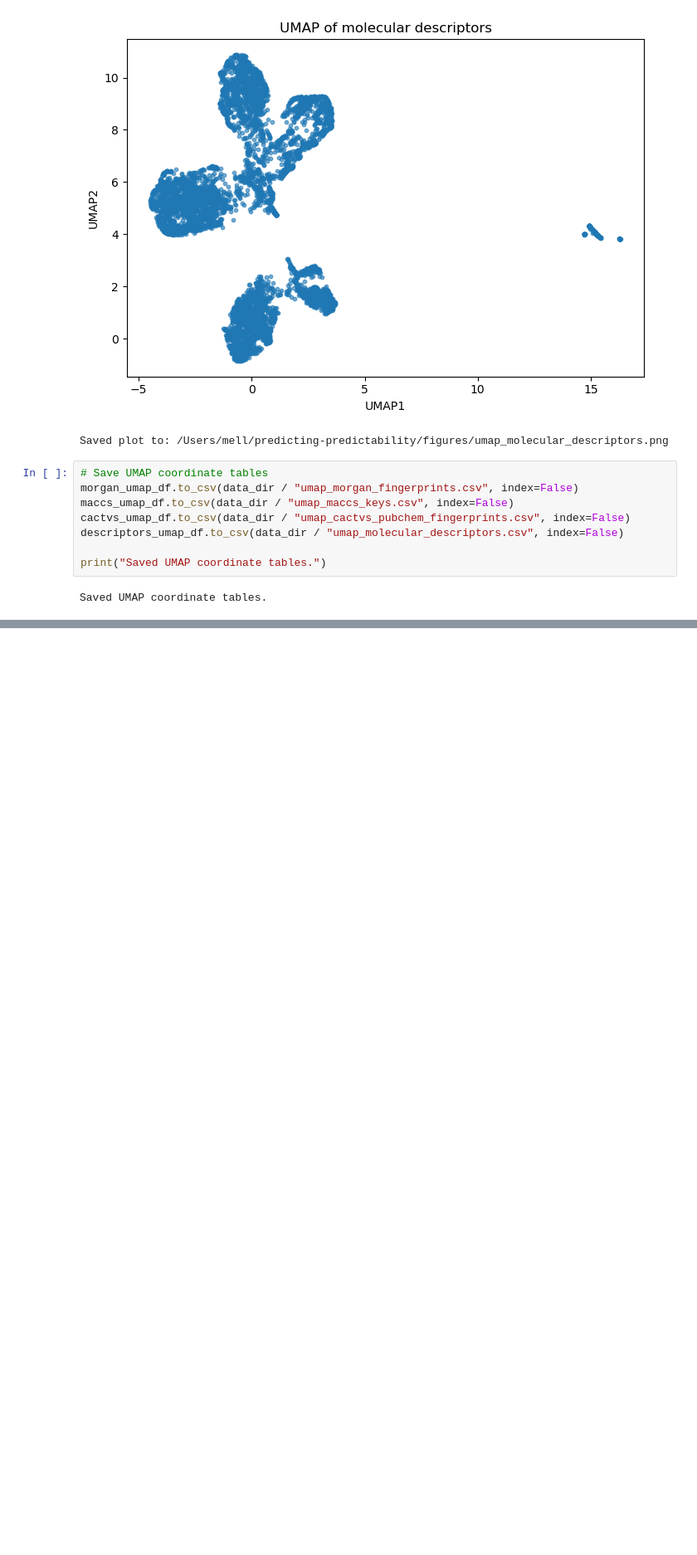
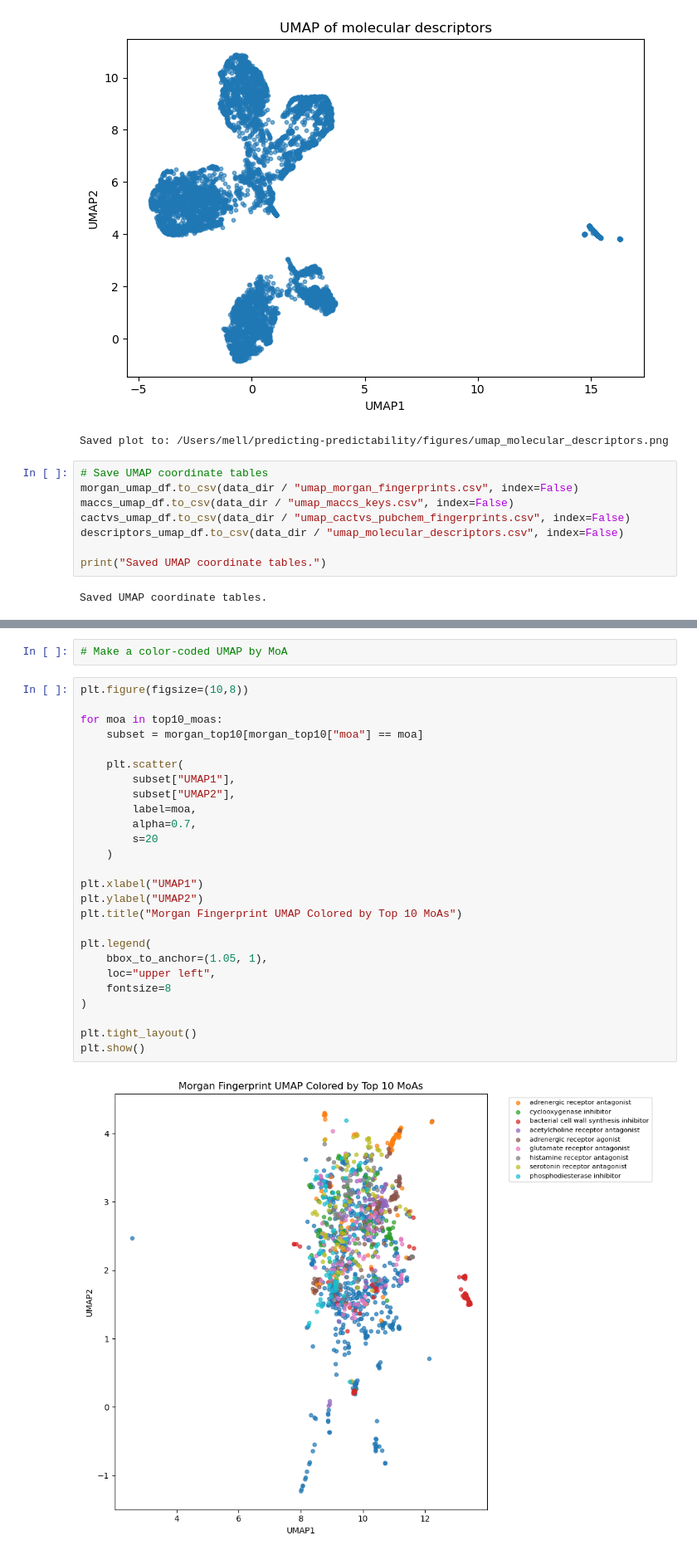
Before and after one commit to mell508-gif/predicting-predictability, a Jupyter notebook: notebooks/objective_2_rdkit_fingerprints.ipynb, the cells around one changed output, grey strips where cells are left out. Shown at 83% size. Drawn from its saved outputs; the diff is of its cells as text; blank space fills up the shorter version.

```diff
--- a/notebooks/objective_2_rdkit_fingerprints.ipynb
+++ b/notebooks/objective_2_rdkit_fingerprints.ipynb
@@ -1287,0 +1450,30 @@ Saved UMAP coordinate tables.
+# %%
+# Make a color-coded UMAP by MoA
+# %%
+plt.figure(figsize=(10,8))
+
+for moa in top10_moas:
+    subset = morgan_top10[morgan_top10["moa"] == moa]
+
+    plt.scatter(
+        subset["UMAP1"],
+        subset["UMAP2"],
+        label=moa,
+        alpha=0.7,
+        s=20
+    )
+
+plt.xlabel("UMAP1")
+plt.ylabel("UMAP2")
+plt.title("Morgan Fingerprint UMAP Colored by Top 10 MoAs")
+
+plt.legend(
+    bbox_to_anchor=(1.05, 1),
+    loc="upper left",
+    fontsize=8
+)
+
+plt.tight_layout()
+plt.show()
+# %% [output]
+[figure, added]
```
Also changed, not shown: parts of 35 cells of this notebook.
